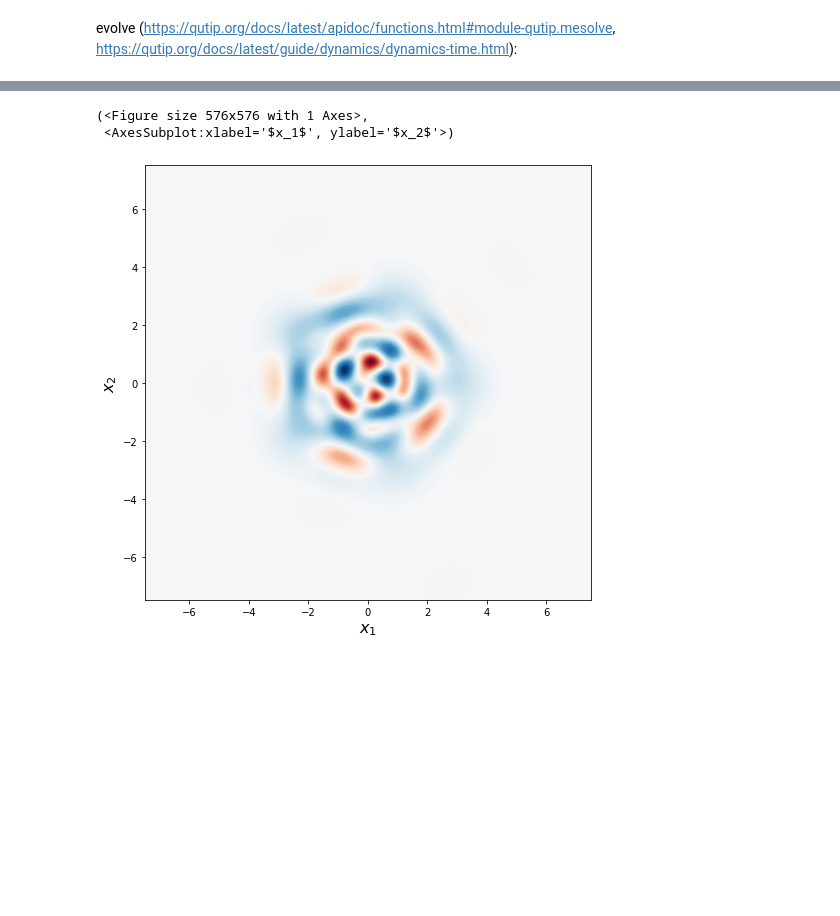
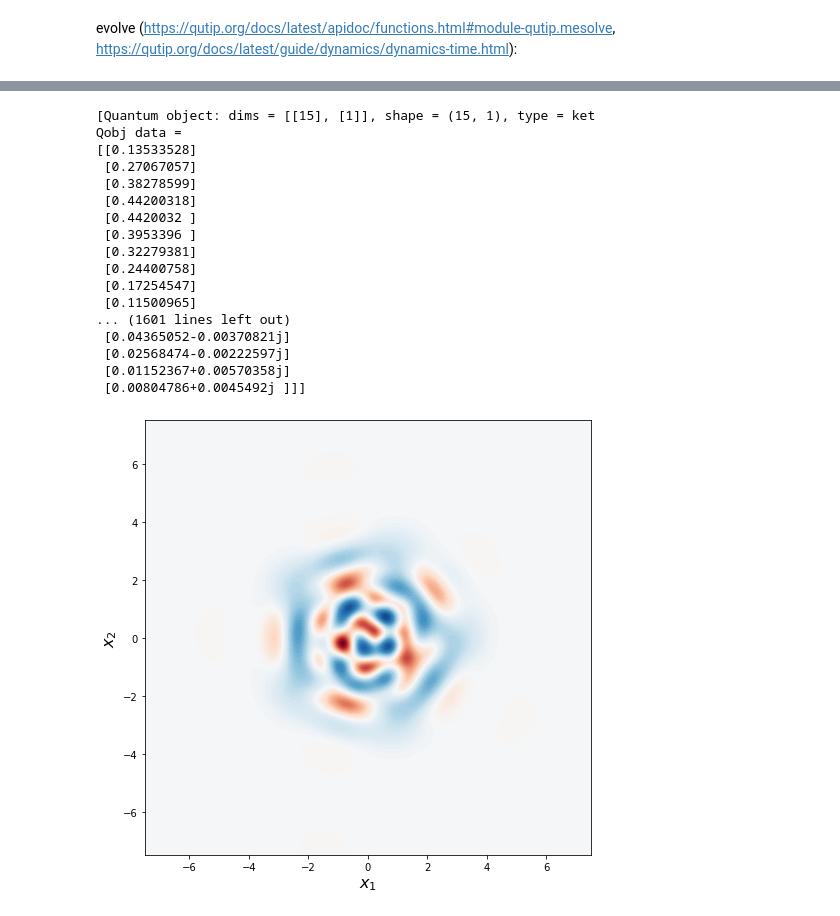
Before and after one commit to majdh98/Fitz-Group, a Jupyter notebook: Simulation/1-Kerr-cat qubit simulation .ipynb, the cells around one changed output, grey strips where cells are left out. Drawn from its saved outputs; the diff is of its cells as text; code cells hidden in the pictures; blank space fills up the shorter version.

```diff
--- a/Simulation/1-Kerr-cat qubit simulation .ipynb
+++ b/Simulation/1-Kerr-cat qubit simulation .ipynb
@@ -74,7 +74,7 @@ def plot_wigner(rho, fig=None, ax=None):
     if isket(rho):
         rho = ket2dm(rho)
 
-    xvec = np.linspace(-7.5,7.5,200)
+    xvec = linspace(-7.5,7.5,200)
 
     W = wigner(rho, xvec, xvec)
     wlim = abs(W).max()
@@ -92,14 +92,14 @@ fig, ax = plt.subplots(1, 1, figsize=(8, 8))
 def update(n):
     plot_wigner(result.states[n], fig=fig, ax=ax)
 
-anim = animation.FuncAnimation(fig, update, frames=int(len(result.states)/2+1), blit=False)
+# anim = animation.FuncAnimation(fig, update, frames=int(len(result.states)/2+1), blit=False)
 
-f = r"C:\Users\Majd\Desktop\Dartmouth\1-Cources\animation.mp4"
-writervideo = animation.FFMpegWriter(fps=10)
-anim.save(f, writer=writervideo)
+# f = r"C:\Users\Majd\Desktop\Dartmouth\1-Cources\animation.mp4"
+# writervideo = animation.FFMpegWriter(fps=10)
+# anim.save(f, writer=writervideo)
 
 # anim.save('animation-kerr-coherent-state-half-period.mp4', fps=10, extra_args=['-vcodec', 'libx264'])
 # anim.save('animation-kerr-coherent-state-half-period.mp4', fps=10, writer="avconv", codec="libx264")
 
-plt.close(fig)
+# plt.close(fig)
 # %% [output]
@@ -107,7 +106,23 @@ FileNotFoundError: [WinError 2] The system cannot find the file specified
 [figure]
 # %%
-plot_wigner(states[40])
+plot_wigner(states[20])
+print(states)
 # %% [output]
-(<Figure size 576x576 with 1 Axes>,
- <AxesSubplot:xlabel='$x_1$', ylabel='$x_2$'>)
+[Quantum object: dims = [[15], [1]], shape = (15, 1), type = ket
+Qobj data =
+[[0.13533528]
+ [0.27067057]
+ [0.38278599]
+ [0.44200318]
+ [0.4420032 ]
+ [0.3953396 ]
+ [0.32279381]
+ [0.24400758]
+ [0.17254547]
+ [0.11500965]
+... (1601 lines left out)
+ [0.04365052-0.00370821j]
+ [0.02568474-0.00222597j]
+ [0.01152367+0.00570358j]
+ [0.00804786+0.0045492j ]]]
-[figure, old version]
+[figure, new version]
```
Also changed, not shown: parts of 1 cell of this notebook, 53 other files.
